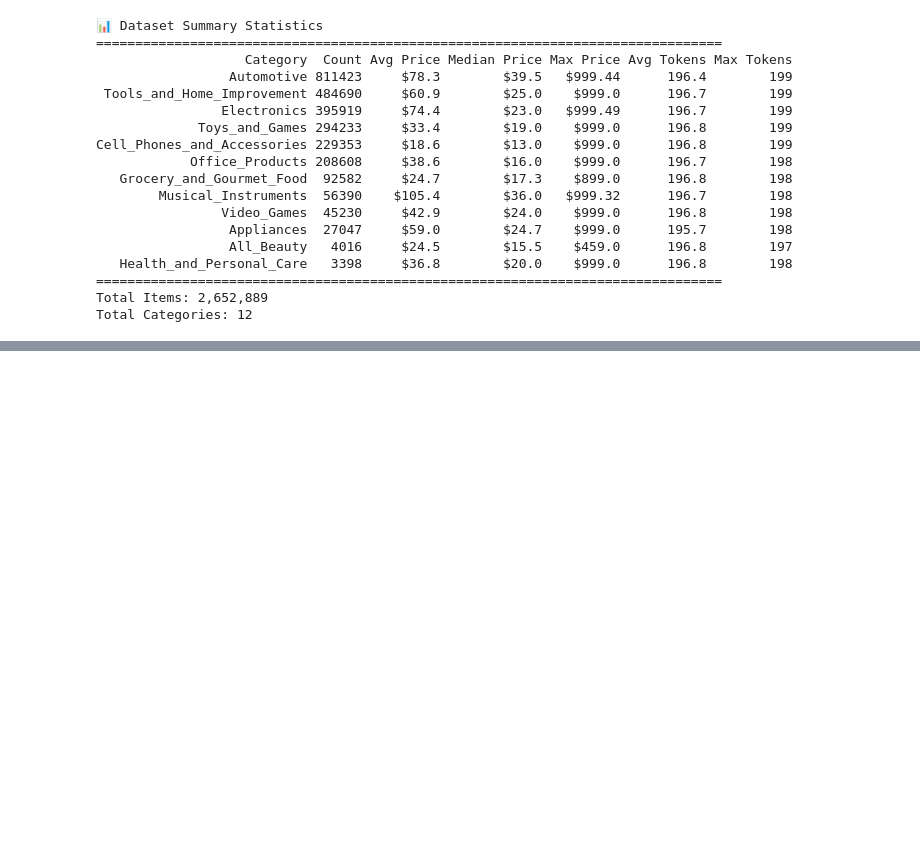
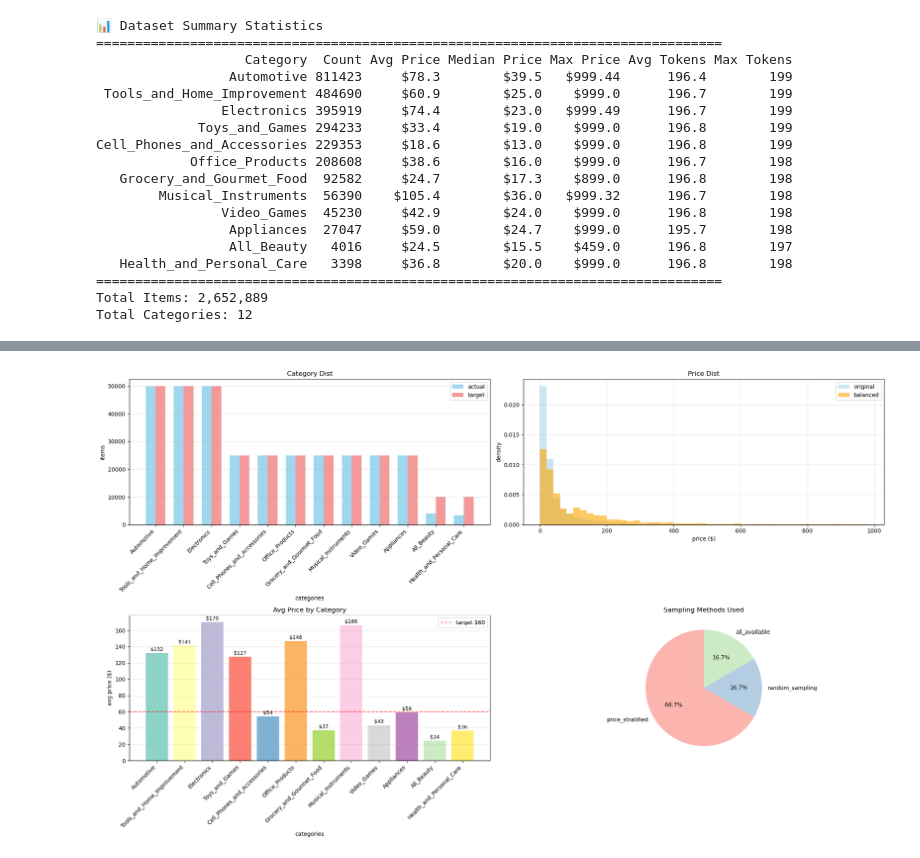
Before and after one commit to vishy04/Pricer_lite, a Jupyter notebook: notebooks/2.data_loading.ipynb, the cells around one changed output, grey strips where cells are left out. Drawn from its saved outputs; the diff is of its cells as text; code cells hidden in the pictures; blank space fills up the shorter version.

```diff
--- a/notebooks/2.data_loading.ipynb
+++ b/notebooks/2.data_loading.ipynb
@@ -435,0 +629,99 @@ Total Categories: 12
+# %%
+plt.figure(figsize=(20,12))
+
+
+# --- Plot 1: Category counts
+plt.subplot(2,2,1)
+
+category_names = list(balancing_stats['category_counts'].keys())
+actual_counts  = list(balancing_stats['category_counts'].values())
+target_counts  = [ target_sizes[name] for name in category_names ]
+
+x_ticks = np.arange(len(category_names))
+bar_w = 0.35
+
+plt.bar(x_ticks - bar_w/2, actual_counts, bar_w,
+        label='actual', color="skyblue", alpha=0.8)
+
+plt.bar(x_ticks + bar_w/2, target_counts, bar_w,
+        label="target", color='lightcoral', alpha=.8)
+
+plt.xlabel("categories")
+plt.ylabel("items")
+plt.title("Category Dist")
+plt.xticks(x_ticks, category_names, rotation=45, ha="right")
+plt.legend()
+plt.grid(axis="y", alpha=0.3)
+
+
+# --- Plot 2: Price histograms
+plt.subplot(2,2,2)
+
+all_prices = [p.price for p in items]
+balanced_prices = [p.price for p in balanced_items]
+
+plt.hist(all_prices, bins=range(0,1000,20),
+         alpha=0.6, label='original',
+         color='lightblue', density=True)
+
+plt.hist(balanced_prices, bins=range(0,1000,20),
+         alpha=0.6,label='balanced',
+         color="orange", density=True)
+
+plt.xlabel("price ($)")
+plt.ylabel("density")
+plt.title("Price Dist")
+plt.legend()
+plt.grid(alpha=0.3)
+
+
+# --- Plot 3: Avg prices per category
+plt.subplot(2,2,3)
+
+avg_prices = [ balancing_stats['price_stats'][c]['avg_price'] for c in category_names ]
+bar_colors = plt.cm.Set3(np.linspace(0,1,len(category_names)))
+
+avg_bars = plt.bar(category_names, avg_prices, color = bar_colors)
+
+plt.axhline(y=60, color="red", linestyle="--",
+            alpha=0.7, label="target $60")
+
+plt.xlabel("categories")
+plt.ylabel("avg price ($)")
+plt.title("Avg Price by Category")
+plt.xticks(rotation=45, ha='right')
+plt.legend()
+plt.grid(axis="y", alpha=0.3)
+
+
+for bar, avg in zip(avg_bars, avg_prices):
+    height = bar.get_height()
+    plt.text(bar.get_x()+bar.get_width()/2.0, height+1,
+             "$"+str(int(avg)), ha="center",
+             va="bottom", fontsize=9)
+
+
+# --- Plot 4: Sampling methods
+plt.subplot(2,2,4)
+
+sampling_used = list(balancing_stats["sampling_methods"].values())
+method_counter = Counter(sampling_used)
+
+plt.pie(list(method_counter.values()),
+        labels=list(method_counter.keys()),
+        autopct='%1.1f%%',
+        startangle=90,
+        colors=plt.cm.Pastel1.colors)
+
+plt.title("Sampling Methods Used")
+
+
+plt.tight_layout()
+plt.show()
+
+
+print("Sampling Summary:")
+for method, cat_count in method_counter.items():
+    print(method, ":", cat_count, "categories")
+# %% [output]
+[figure, added]
```
Also changed, not shown: parts of 16 cells of this notebook.
